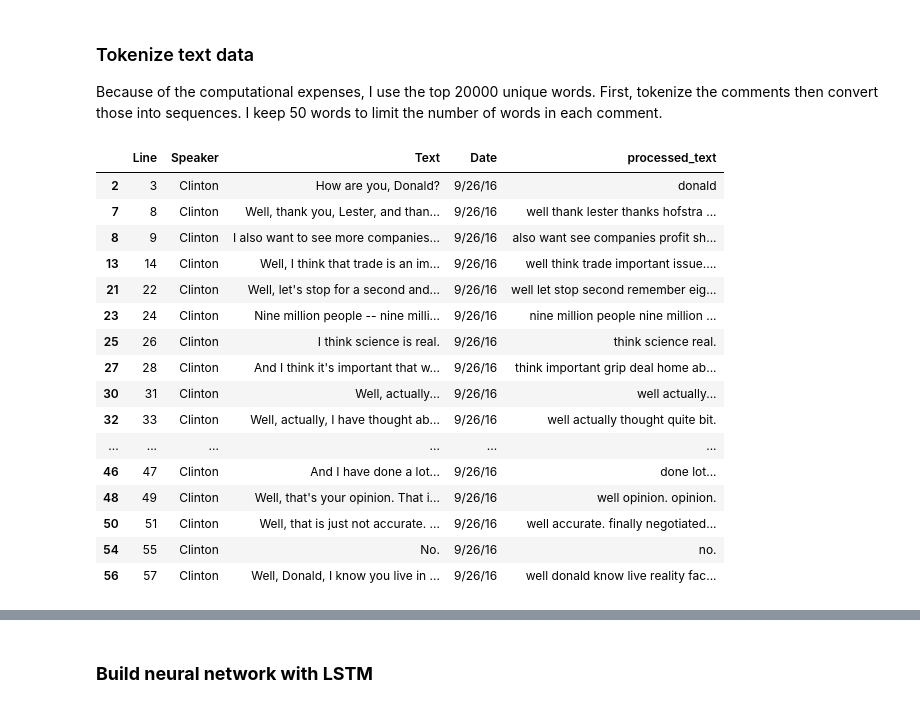
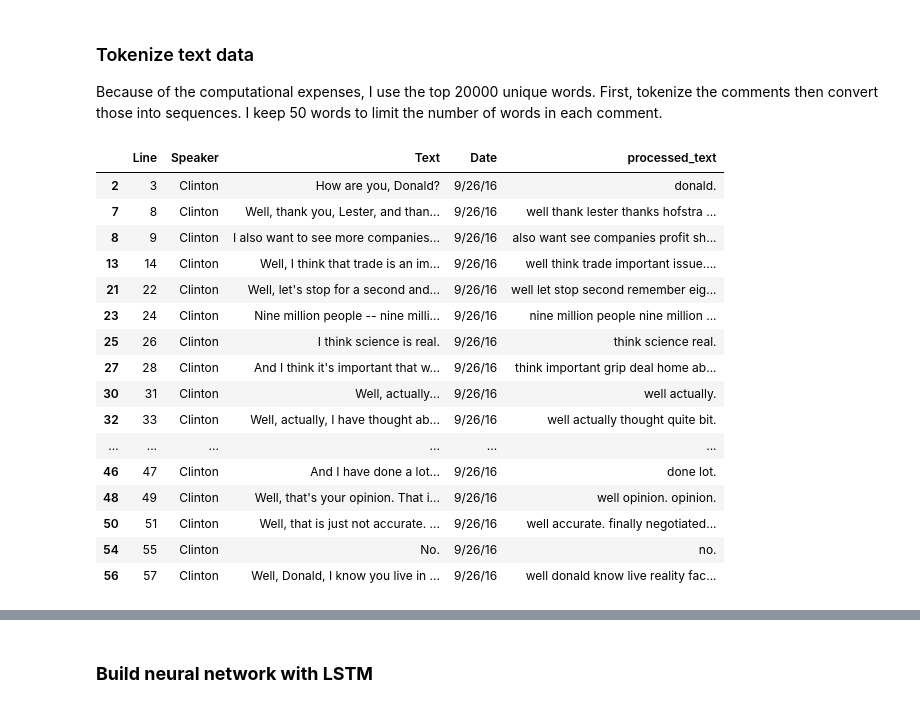
Before and after one commit to msahamed/text_network_analysis, a Jupyter notebook: graph_analysis.ipynb, the cells around one changed output, grey strips where cells are left out. Cells and saved outputs as stored; diff of their text form; code cells hidden in the pictures.

Commit message:
Text processing continue...

```diff
--- a/graph_analysis.ipynb
+++ b/graph_analysis.ipynb
@@ -119,7 +119,20 @@ Because of the computational expenses, I use the top 20000 unique words. First,
 def clean_text(text):
 
     ## Remove puncuation
-    text = re.sub(r'[^\w\s.]', ' ', text)
+    text = re.sub(r'[^\w\s.?]', ' ', text)
+
+    # Clean the text)
+    text = re.sub(r"\?", ".", text)
+    text = re.sub(r"\.\.\.", ".", text)
+    text = re.sub(r"\d+\w?", " ", text)
+    text = re.sub(r",", " ", text)
+    text = re.sub(r"!", " ! ", text)
+    text = re.sub(r"\/", " ", text)
+    text = re.sub(r"\^", " ^ ", text)
+    text = re.sub(r"\+", " + ", text)
+    text = re.sub(r"\-", " - ", text)
+    text = re.sub(r"\=", " = ", text)
+    text = re.sub(r"'", " ", text)
 
     ## Convert words to lower case and split them
     text = text.lower().split()
@@ -130,17 +143,6 @@ def clean_text(text):
 
     text = " ".join(text)
 
-    # Clean the text)
-    text = re.sub(r"\d+\w?", " ", text)
-    text = re.sub(r",", " ", text)
-    text = re.sub(r"!", " ! ", text)
-    text = re.sub(r"\/", " ", text)
-    text = re.sub(r"\^", " ^ ", text)
-    text = re.sub(r"\+", " + ", text)
-    text = re.sub(r"\-", " - ", text)
-    text = re.sub(r"\=", " = ", text)
-    text = re.sub(r"'", " ", text)
-
 #     text = text.split()
 #     stemmer = SnowballStemmer('english')
 #     stemmed_words = [stemmer.stem(word) for word in text]
@@ -150,11 +152,11 @@ def clean_text(text):
 # %%
 df_new['processed_text'] = df_new['Text'].map(lambda x: clean_text(x))
 # %%
-pd.set_option('display.max_colwidth', 400)
+pd.set_option('display.max_colwidth', 500)
 df_new.head(20)
 # %% [output]
 |  | Line | Speaker | Text | Date | processed_text |
-| 2 | 3 | Clinton | How are you, Donald? | 9/26/16 | donald |
+| 2 | 3 | Clinton | How are you, Donald? | 9/26/16 | donald. |
 | 7 | 8 | Clinton | Well, thank you, Lester, and than... | 9/26/16 | well thank lester thanks hofstra ... |
 | 8 | 9 | Clinton | I also want to see more companies... | 9/26/16 | also want see companies profit sh... |
 | 13 | 14 | Clinton | Well, I think that trade is an im... | 9/26/16 | well think trade important issue.... |
@@ -162,10 +164,10 @@ df_new.head(20)
 | 23 | 24 | Clinton | Nine million people -- nine milli... | 9/26/16 | nine million people nine million ... |
 | 25 | 26 | Clinton | I think science is real. | 9/26/16 | think science real. |
 | 27 | 28 | Clinton | And I think it's important that w... | 9/26/16 | think important grip deal home ab... |
-| 30 | 31 | Clinton | Well, actually... | 9/26/16 | well actually... |
+| 30 | 31 | Clinton | Well, actually... | 9/26/16 | well actually. |
 | 32 | 33 | Clinton | Well, actually, I have thought ab... | 9/26/16 | well actually thought quite bit. |
 | ... | ... | ... | ... | ... | ... |
-| 46 | 47 | Clinton | And I have done a lot... | 9/26/16 | done lot... |
+| 46 | 47 | Clinton | And I have done a lot... | 9/26/16 | done lot. |
 | 48 | 49 | Clinton | Well, that's your opinion. That i... | 9/26/16 | well opinion. opinion. |
 | 50 | 51 | Clinton | Well, that is just not accurate. ... | 9/26/16 | well accurate. finally negotiated... |
 | 54 | 55 | Clinton | No. | 9/26/16 | no. |
```
Also changed, not shown: parts of 5 cells of this notebook.
